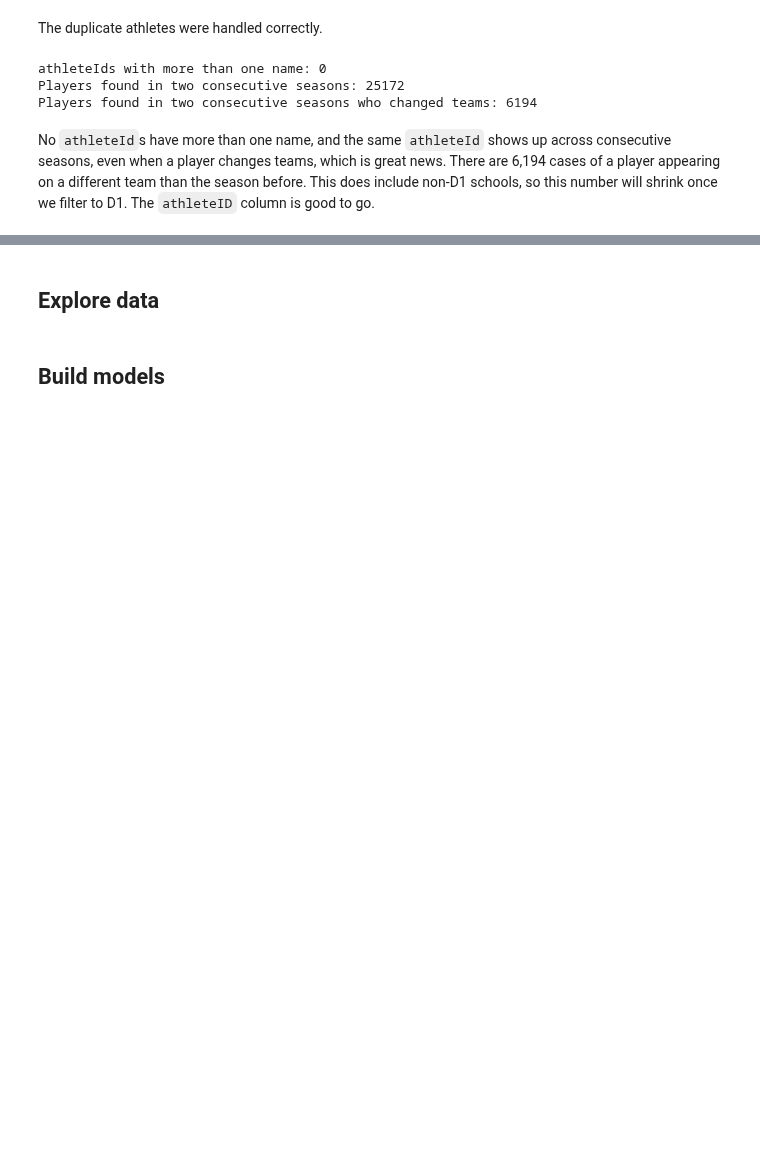
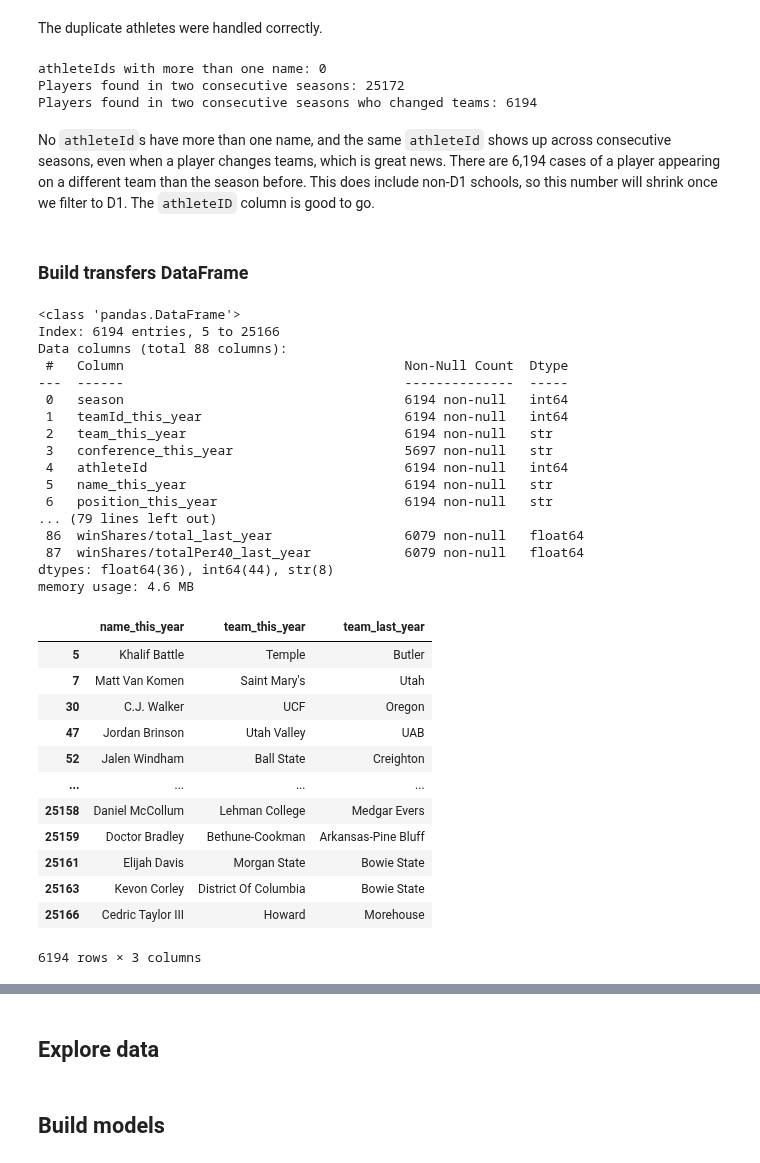
Before and after one commit to eviemcmahan/ds_3001_project_team_6, a Jupyter notebook: notebook.ipynb, the cells around one changed output, grey strips where cells are left out. Drawn from its saved outputs; the diff is of its cells as text; code cells hidden in the pictures; blank space fills up the shorter version.

Commit message:
Create transfers CSV file and dataframe

```diff
--- a/notebook.ipynb
+++ b/notebook.ipynb
@@ -490,3 +490,40 @@ Players found in two consecutive seasons: 25172
 Players found in two consecutive seasons who changed teams: 6194
 # %% [markdown]
 No `athleteId`s have more than one name, and the same `athleteId` shows up across consecutive seasons, even when a player changes teams, which is great news. There are 6,194 cases of a player appearing on a different team than the season before. This does include non-D1 schools, so this number will shrink once we filter to D1. The `athleteID` column is good to go.
+# %% [markdown]
+### Build transfers DataFrame
+# %%
+transfers = both_years[both_years["teamId_this_year"] != both_years["teamId_last_year"]]
+transfers.info()
+transfers[['name_this_year','team_this_year','team_last_year']]
+# %% [output]
+<class 'pandas.DataFrame'>
+Index: 6194 entries, 5 to 25166
+Data columns (total 88 columns):
+ #   Column                                    Non-Null Count  Dtype
+---  ------                                    --------------  -----
+ 0   season                                    6194 non-null   int64
+ 1   teamId_this_year                          6194 non-null   int64
+ 2   team_this_year                            6194 non-null   str
+ 3   conference_this_year                      5697 non-null   str
+ 4   athleteId                                 6194 non-null   int64
+ 5   name_this_year                            6194 non-null   str
+ 6   position_this_year                        6194 non-null   str
+... (79 lines left out)
+ 86  winShares/total_last_year                 6079 non-null   float64
+ 87  winShares/totalPer40_last_year            6079 non-null   float64
+dtypes: float64(36), int64(44), str(8)
+memory usage: 4.6 MB
+|  | name_this_year | team_this_year | team_last_year |
+| 5 | Khalif Battle | Temple | Butler |
+| 7 | Matt Van Komen | Saint Mary's | Utah |
+| 30 | C.J. Walker | UCF | Oregon |
+| 47 | Jordan Brinson | Utah Valley | UAB |
+| 52 | Jalen Windham | Ball State | Creighton |
+| ... | ... | ... | ... |
+| 25158 | Daniel McCollum | Lehman College | Medgar Evers |
+| 25159 | Doctor Bradley | Bethune-Cookman | Arkansas-Pine Bluff |
+| 25161 | Elijah Davis | Morgan State | Bowie State |
+| 25163 | Kevon Corley | District Of Columbia | Bowie State |
+| 25166 | Cedric Taylor III | Howard | Morehouse |
+6194 rows × 3 columns
```
Also changed, not shown: parts of 4 cells of this notebook.
